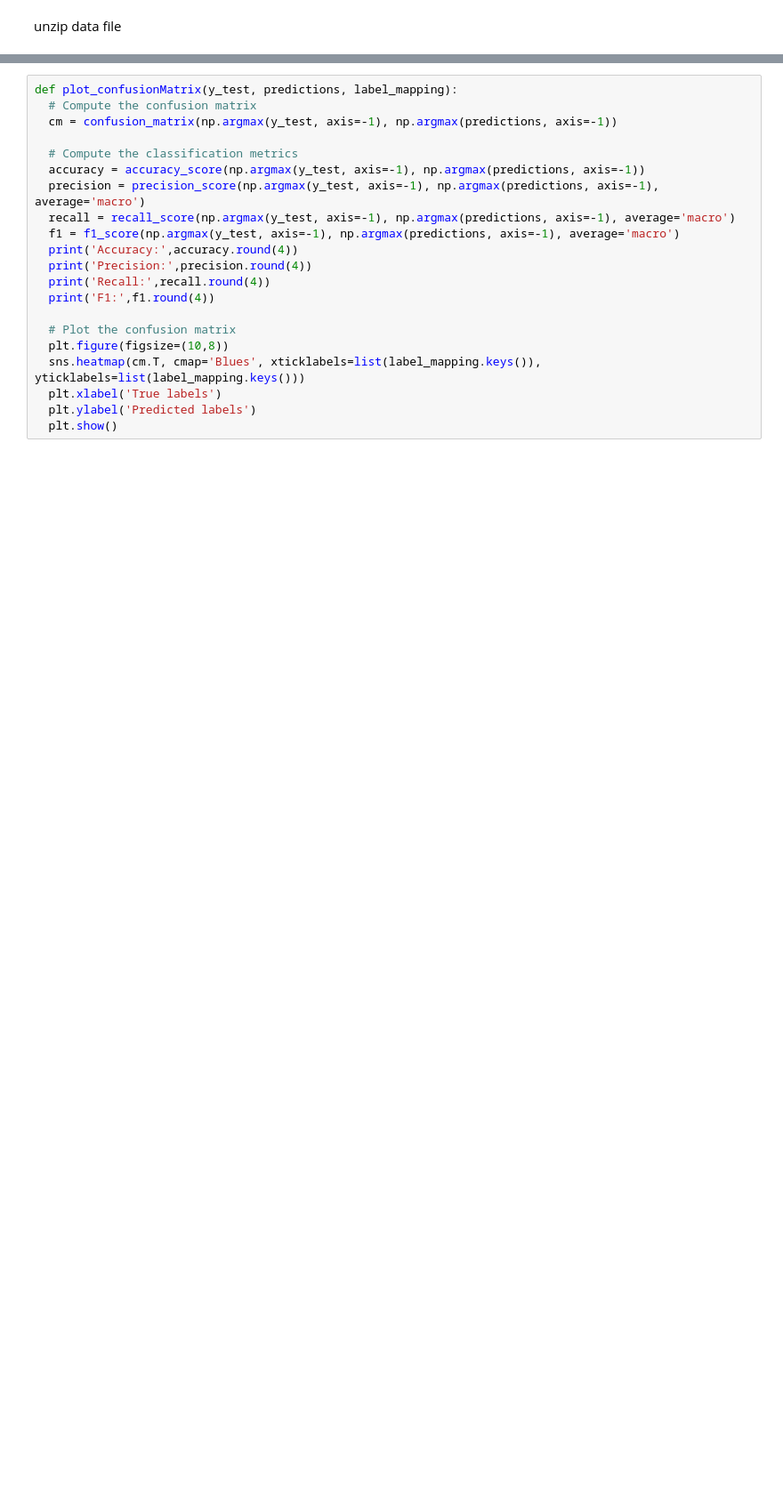
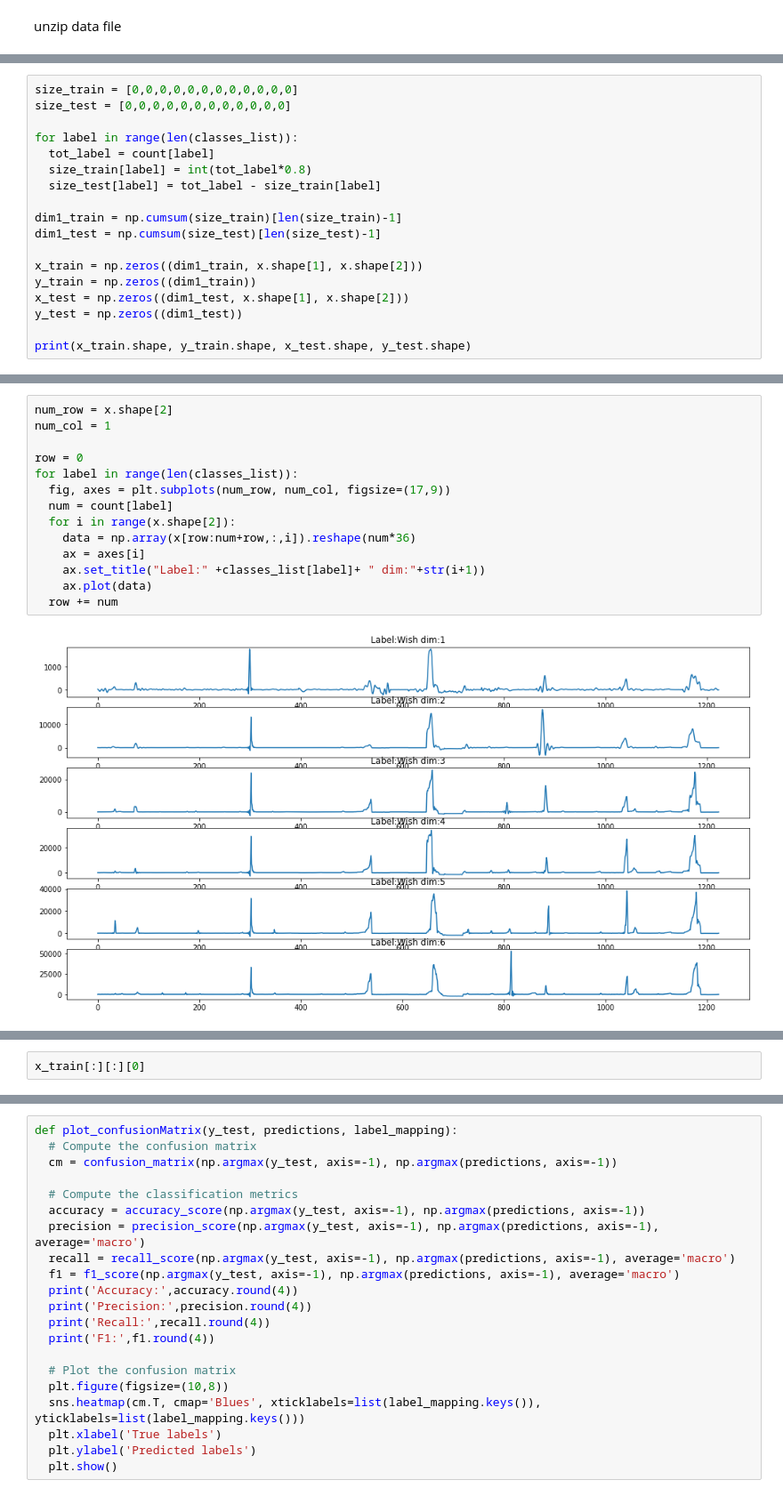
Before and after one commit to maurofama99/AN2DL_Homeworks, a Jupyter notebook: Challenge 2/ANN_challenge2.ipynb, the cells around one changed output, grey strips where cells are left out. Shown at 89% size. Saved outputs shown, nothing was run; the diff lists cells and outputs as text; blank space fills up the shorter version.

```diff
--- a/Challenge 2/ANN_challenge2.ipynb
+++ b/Challenge 2/ANN_challenge2.ipynb
@@ -185,0 +157,18 @@ plt.plot(y_train)
+# %%
+size_train = [0,0,0,0,0,0,0,0,0,0,0,0]
+size_test = [0,0,0,0,0,0,0,0,0,0,0,0]
+
+for label in range(len(classes_list)):
+  tot_label = count[label]
+  size_train[label] = int(tot_label*0.8)
+  size_test[label] = tot_label - size_train[label]
+
+dim1_train = np.cumsum(size_train)[len(size_train)-1]
+dim1_test = np.cumsum(size_test)[len(size_test)-1]
+
+x_train = np.zeros((dim1_train, x.shape[1], x.shape[2]))
+y_train = np.zeros((dim1_train))
+x_test = np.zeros((dim1_test, x.shape[1], x.shape[2]))
+y_test = np.zeros((dim1_test))
+
+print(x_train.shape, y_train.shape, x_test.shape, y_test.shape)
@@ -185,0 +348,16 @@ plt.plot(y_train)
+# %%
+num_row = x.shape[2]
+num_col = 1
+
+row = 0
+for label in range(len(classes_list)):
+  fig, axes = plt.subplots(num_row, num_col, figsize=(17,9))
+  num = count[label]
+  for i in range(x.shape[2]):
+    data = np.array(x[row:num+row,:,i]).reshape(num*36)
+    ax = axes[i]
+    ax.set_title("Label:" +classes_list[label]+ " dim:"+str(i+1))
+    ax.plot(data)
+  row += num
+# %% [output]
+[figure, added]
@@ -185,0 +375,2 @@ plt.plot(y_train)
+# %%
+x_train[:][:][0]
```
Also changed, not shown: parts of 175 cells of this notebook, 2 other files.
